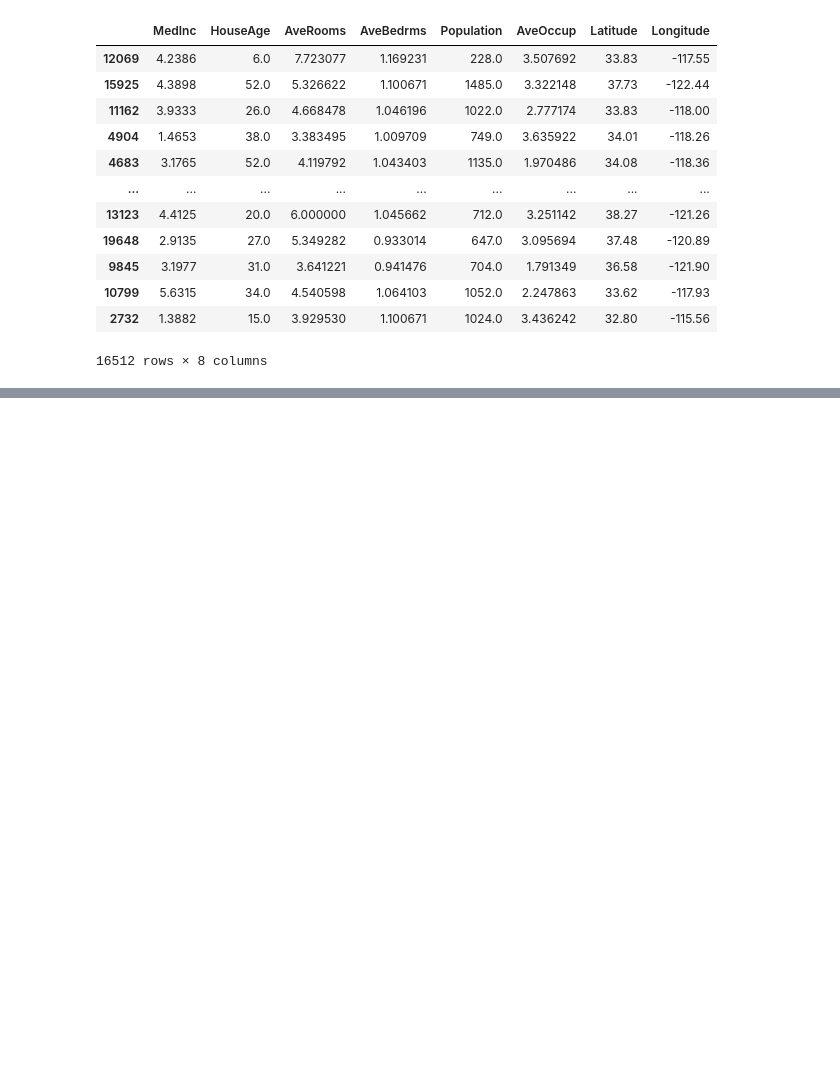
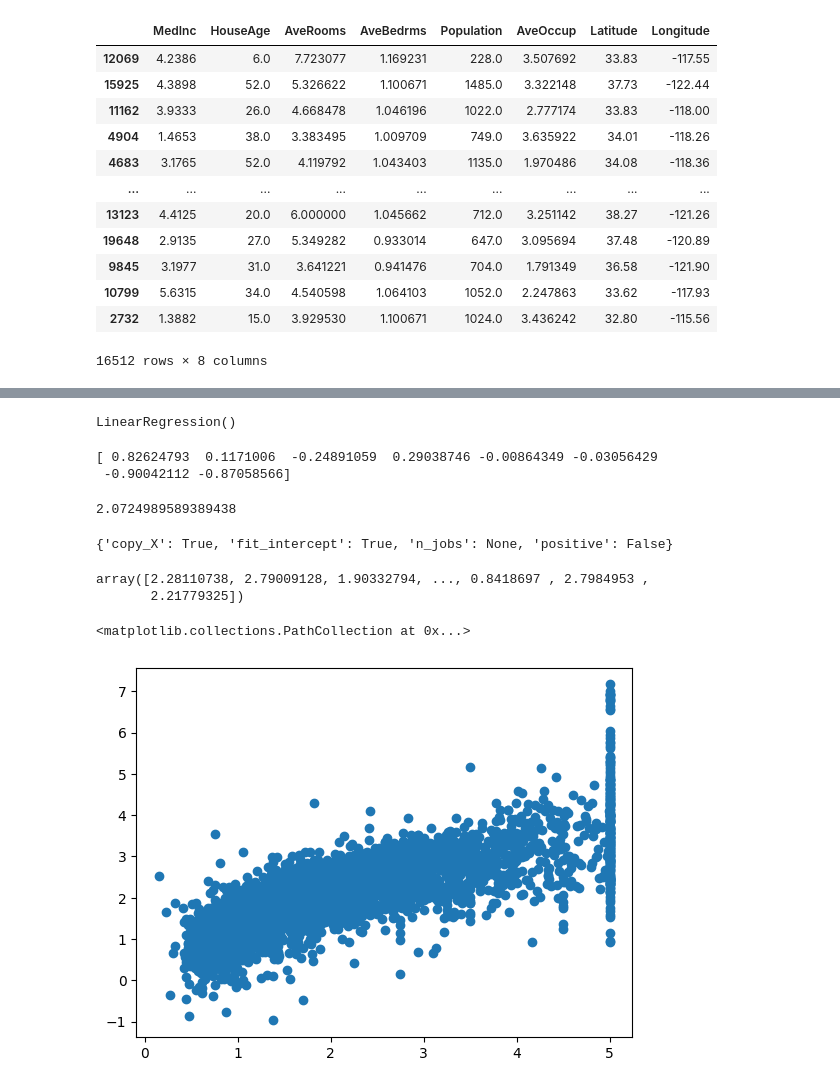
Before and after one commit to vineethreddy56/california_housing_data, a Jupyter notebook: california_housing_data.ipynb, the cells around one changed output, grey strips where cells are left out. Saved outputs shown, nothing was run; the diff lists cells and outputs as text; code cells hidden in the pictures; blank space fills up the shorter version.

```diff
--- a/california_housing_data.ipynb
+++ b/california_housing_data.ipynb
@@ -246,3 +246,40 @@ X_test,X_train
          -1.32216217,  1.99632302]]))
 # %%
 #Model Training
+# %%
+from sklearn.linear_model import LinearRegression
+reg=LinearRegression()
+reg.fit(X_train,Y_train)
+# %% [output]
+LinearRegression()
+# %%
+#print the coefficients and the intecept
+#this gives the percentage of change happen in price with the features
+print(reg.coef_)
+# %% [output]
+[ 0.82624793  0.1171006  -0.24891059  0.29038746 -0.00864349 -0.03056429
+ -0.90042112 -0.87058566]
+# %%
+#this is the value of price when all other features are zero
+print(reg.intercept_)
+# %% [output]
+2.0724989589389438
+# %%
+#on which parameters the model has trained
+reg.get_params()
+# %% [output]
+{'copy_X': True, 'fit_intercept': True, 'n_jobs': None, 'positive': False}
+# %%
+#prediction with test data
+reg_predict=reg.predict(X_test)
+reg_predict
+# %% [output]
+array([2.28110738, 2.79009128, 1.90332794, ..., 0.8418697 , 2.7984953 ,
+       2.21779325])
+# %%
+#plot a scatter plot for the prediction
+#your scatter plot must linear i order to say that your model is good/predicting well
+plt.scatter(Y_test,reg_predict)
+# %% [output]
+<matplotlib.collections.PathCollection at 0x...>
+[figure, added]
```
Also changed, not shown: parts of 16 cells of this notebook.
